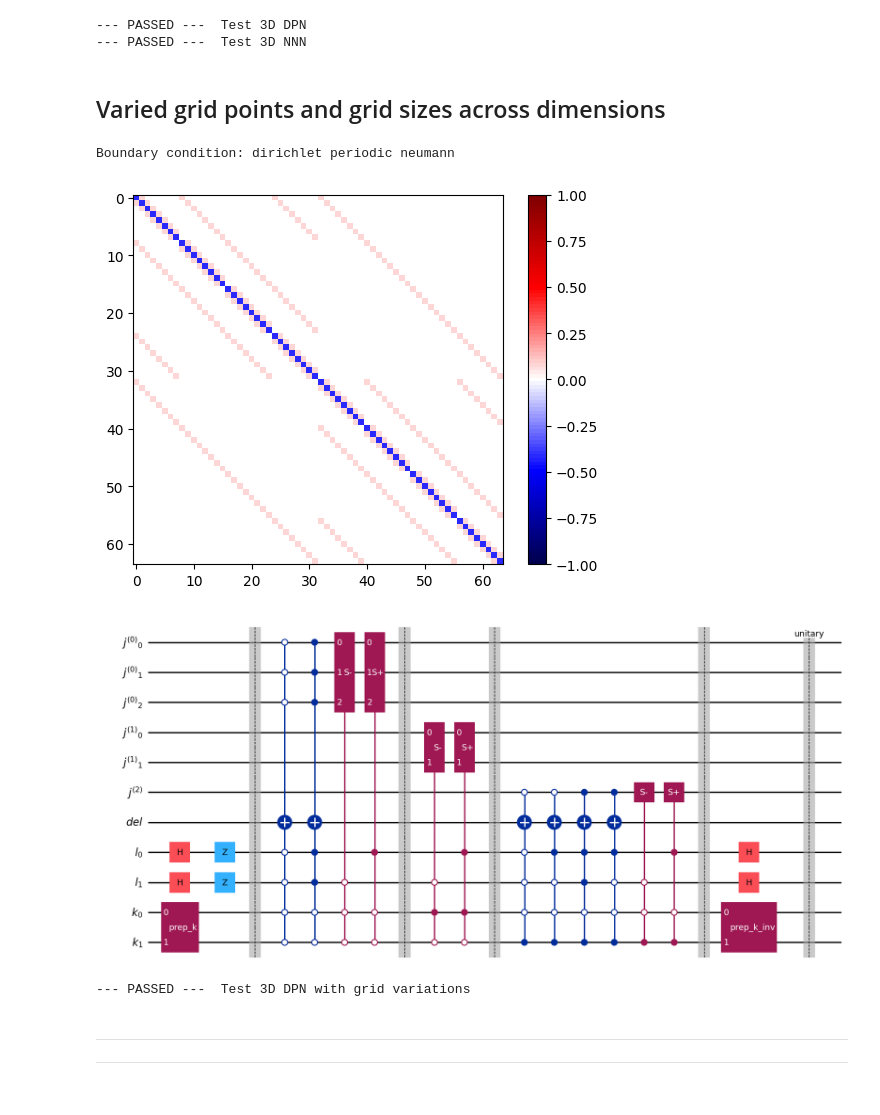
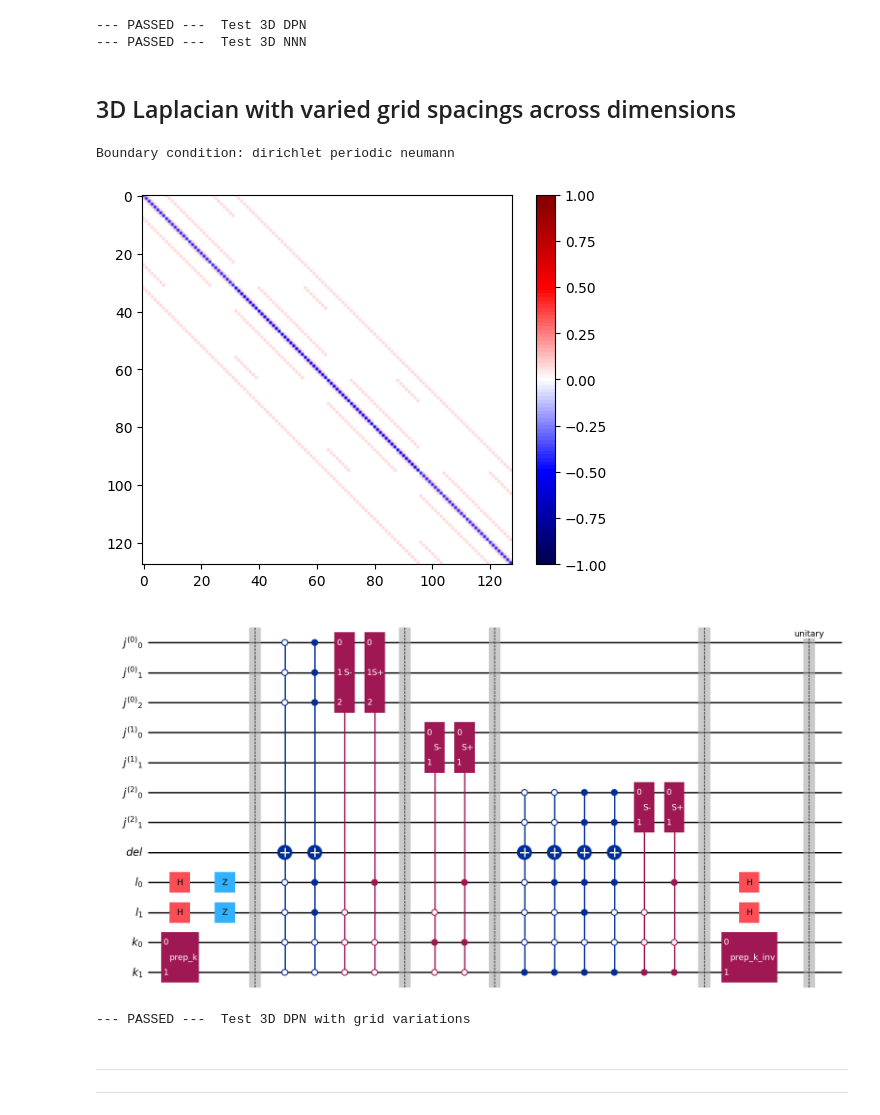
Before and after one commit to TDC28/laplacian_beqc, a Jupyter notebook: demo.ipynb, the cells around one changed output. Saved outputs shown, nothing was run; the diff lists cells and outputs as text; code cells hidden in the pictures.

```diff
--- a/demo.ipynb
+++ b/demo.ipynb
@@ -135,38 +133,37 @@ for i, bc in enumerate(bcs):
 --- PASSED ---  Test 3D DPN
 --- PASSED ---  Test 3D NNN
 # %% [markdown]
-## Varied grid points and grid sizes across dimensions
+## 3D Laplacian with varied grid spacings across dimensions
 # %%
-# 3D Laplacians with varied grid points and spacings
 bcs = [("dirichlet", "periodic", "neumann")]
 test_names = ["3D DPN with grid variations"]
 
 
 for bc in bcs:
     print("Boundary condition:", bc[0], bc[1], bc[2])
-    nqs= [3, 2, 1]  # number of qubits in each dimension, 2^3=8, 2^2=4, 2^1=2 grid points respectively
+    nqs= [3, 2, 2]  # number of qubits in each dimension, 2^3=8, 2^2=4, 2^2=4 grid points respectively
     qc = generate_laplacian_block_encoding(nqs, bcs=bc, save_unitary=True)
     plot_heatmap(qc, nqs=nqs, bcs=bc)
     fig = qc.draw(output="mpl")
     display(fig)
 
 for i, bc in enumerate(bcs):
-    nqs= [3, 2, 1]  # number of qubits in each dimension, 2^3=8, 2^2=4, 2^1=2 grid points respectively
+    nqs= [3, 2, 2]
     grid_points= (2**i for i in nqs)
     correct_mat = generate_laplacian(grid_points, (1, 0.5, 0.2), bc, True).toarray()
 
     qc = generate_laplacian_block_encoding(nqs, deltas=[1, 0.5, 0.2], bcs=bc)
     block_encoded_mat = get_circuit_unitary(qc, nqs)
 
     if np.allclose(correct_mat, block_encoded_mat):
         print(f"--- PASSED ---\tTest {test_names[i]}")
 
     else:
         print(f"--- FAILED ---\tTest {test_names[i]}")
 # %% [output]
 Boundary condition: dirichlet periodic neumann
-[figure, old version]
+[figure, new version]
-[figure, old version]
+[figure, new version]
 --- PASSED ---  Test 3D DPN with grid variations
 # %% [markdown]
 ___
```
Also changed, not shown: parts of 4 cells of this notebook, 54 other files.
